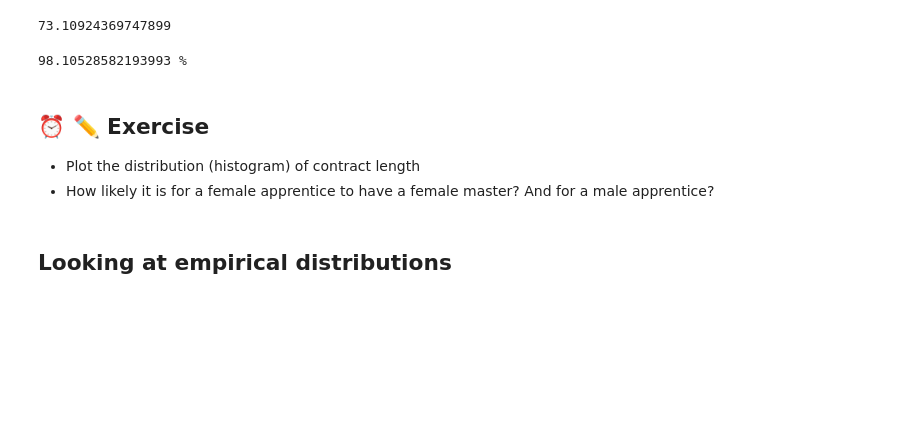
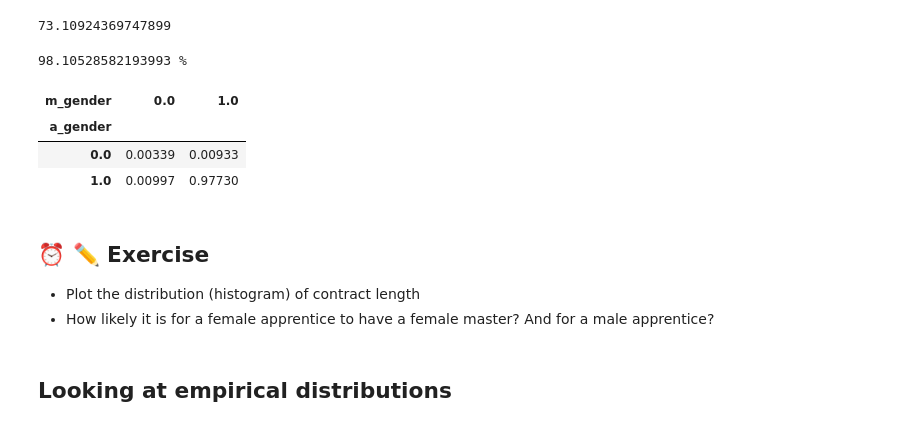
Before and after one commit to mromanello/ADA-DHOxSS, a Jupyter notebook: notebooks/3.2 Exploratory data analysis and working with texts.ipynb, the cells around one changed output. Saved outputs shown, nothing was run; the diff lists cells and outputs as text; code cells hidden in the pictures; blank space fills up the shorter version.

```diff
--- a/notebooks/3.2 Exploratory data analysis and working with texts.ipynb
+++ b/notebooks/3.2 Exploratory data analysis and working with texts.ipynb
@@ -212,6 +212,14 @@ print((df_contracts[(df_contracts.a_gender == 1) & (df_contracts.startY < 1800)]
     /df_contracts[(df_contracts.a_gender == 1) & (df_contracts.startY < 1800)].shape[0])*100,"%")
 # %% [output]
 98.10528582193993 %
+# %%
+# This is another elegant solution to obtain the solution
+pd.crosstab(df_contracts['a_gender'],df_contracts['m_gender'], normalize=True).round(5)
+# %% [output]
+| m_gender | 0.0 | 1.0 |
+| a_gender |  |  |
+| 0.0 | 0.00339 | 0.00933 |
+| 1.0 | 0.00997 | 0.97730 |
 # %% [markdown]
 ## ⏰ ✏️ Exercise
 
```
Also changed, not shown: parts of 10 cells of this notebook.
